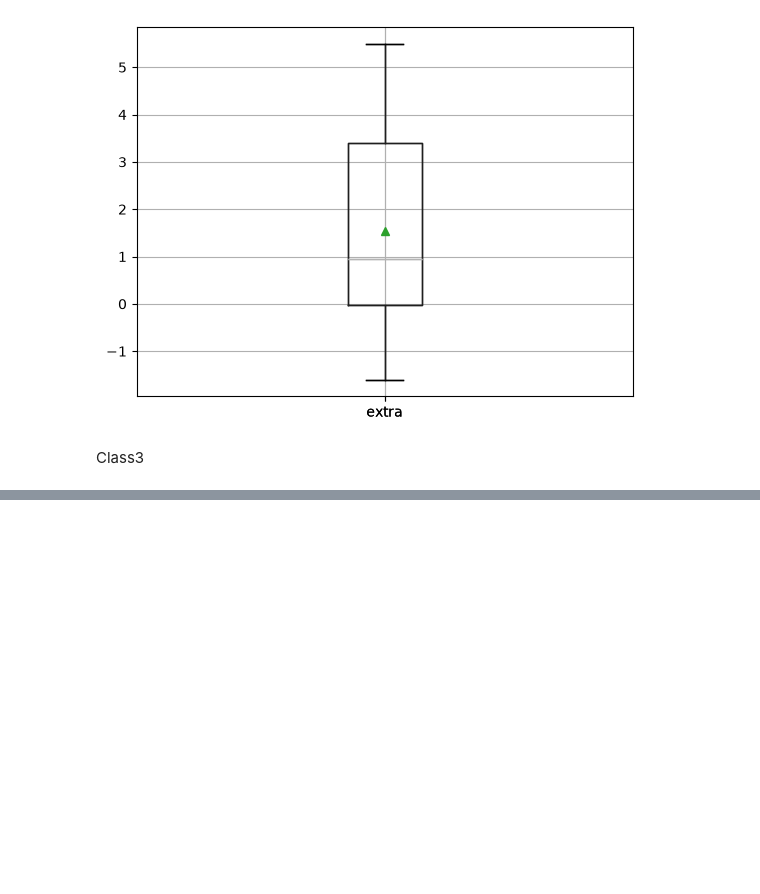
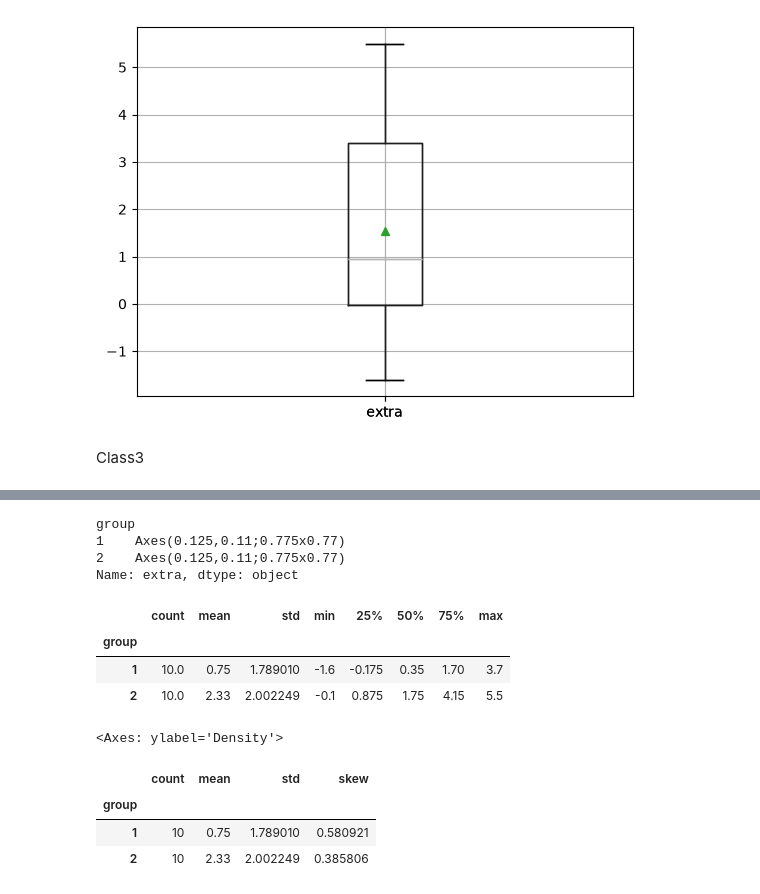
Before and after one commit to Psyc3000A/Fall-Winter2026, a Jupyter notebook: jordanR.ipynb, the cells around one changed output, grey strips where cells are left out. Saved outputs shown, nothing was run; the diff lists cells and outputs as text; code cells hidden in the pictures; blank space fills up the shorter version.

```diff
--- a/jordanR.ipynb
+++ b/jordanR.ipynb
@@ -89,3 +89,8 @@ datafile.boxplot(column="extra", showmeans=True)
 [figure]
 # %% [markdown]
 Class3
+# %%
+import pandas as pd
+datafile = pd.read_csv("https://raw.githubusercontent.com/Psyc3000A/Data/refs/heads/main/sleep.csv")
+datafile.boxplot(column="extra")
+datafile.boxplot(column="extra", showmeans=True)
@@ -91,0 +100,28 @@ Class3
+# %%
+datafile["extra"].plot(kind="density")
+datafile.groupby("group")["extra"].plot(kind="density", legend=True)
+# %% [output]
+group
+1    Axes(0.125,0.11;0.775x0.77)
+2    Axes(0.125,0.11;0.775x0.77)
+Name: extra, dtype: object
+# %%
+datafile.groupby('group').describe()
+datafile.groupby('group')['extra'].describe()
+# %% [output]
+|  | count | mean | std | min | 25% | 50% | 75% | max |
+| group |  |  |  |  |  |  |  |  |
+| 1 | 10.0 | 0.75 | 1.789010 | -1.6 | -0.175 | 0.35 | 1.70 | 3.7 |
+| 2 | 10.0 | 2.33 | 2.002249 | -0.1 | 0.875 | 1.75 | 4.15 | 5.5 |
+# %%
+datafile["extra"].hist()
+datafile["extra"].hist()
+# %% [output]
+<Axes: ylabel='Density'>
+# %%
+datafile.groupby("group")["extra"].agg(["count", "mean", "std", "skew"])
+# %% [output]
+|  | count | mean | std | skew |
+| group |  |  |  |  |
+| 1 | 10 | 0.75 | 1.789010 | 0.580921 |
+| 2 | 10 | 2.33 | 2.002249 | 0.385806 |
```
Also changed, not shown: parts of 1 cell of this notebook.
